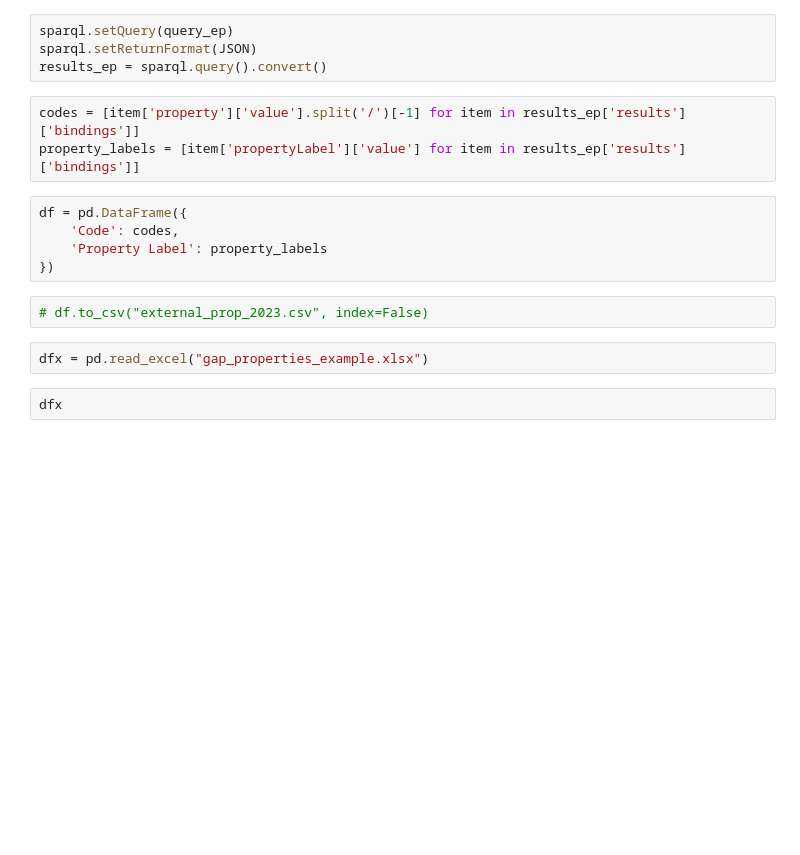
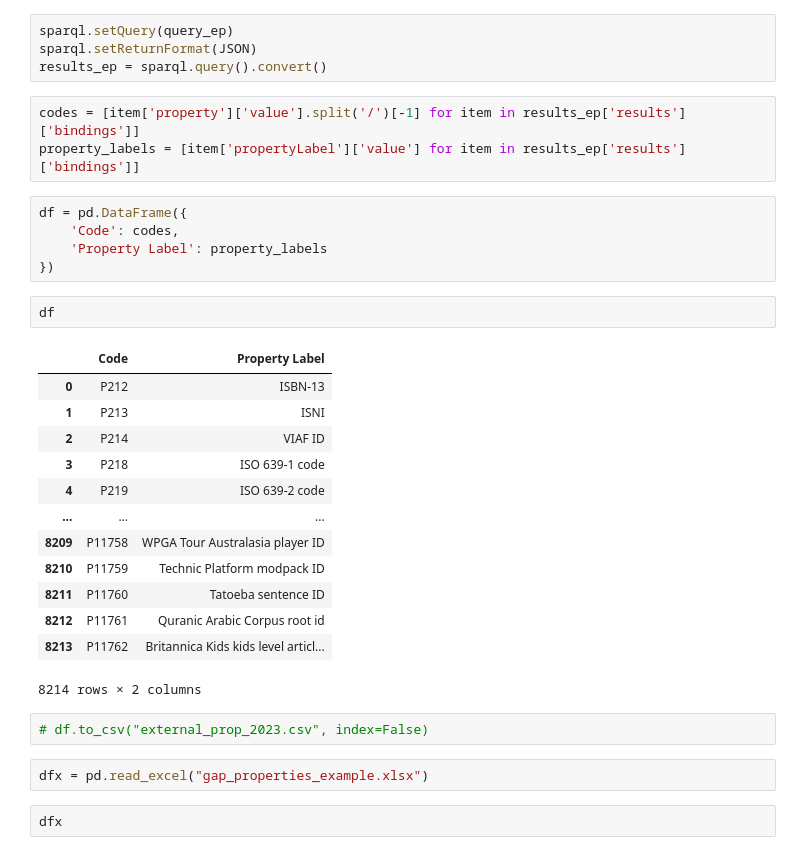
Before and after one commit to millerama17/association-analysis, a Jupyter notebook: external properties.ipynb, the cells around one changed output. Saved outputs shown, nothing was run; the diff lists cells and outputs as text; blank space fills up the shorter version.

```diff
--- a/external properties.ipynb
+++ b/external properties.ipynb
@@ -25,6 +24,22 @@ df = pd.DataFrame({
     'Code': codes,
     'Property Label': property_labels
 })
+# %%
+df
+# %% [output]
+|  | Code | Property Label |
+| 0 | P212 | ISBN-13 |
+| 1 | P213 | ISNI |
+| 2 | P214 | VIAF ID |
+| 3 | P218 | ISO 639-1 code |
+| 4 | P219 | ISO 639-2 code |
+| ... | ... | ... |
+| 8209 | P11758 | WPGA Tour Australasia player ID |
+| 8210 | P11759 | Technic Platform modpack ID |
+| 8211 | P11760 | Tatoeba sentence ID |
+| 8212 | P11761 | Quranic Arabic Corpus root id |
+| 8213 | P11762 | Britannica Kids kids level articl... |
+8214 rows × 2 columns
 # %%
 # df.to_csv("external_prop_2023.csv", index=False)
 # %%
```
Also changed, not shown: parts of 4 cells of this notebook, 6 other files.
